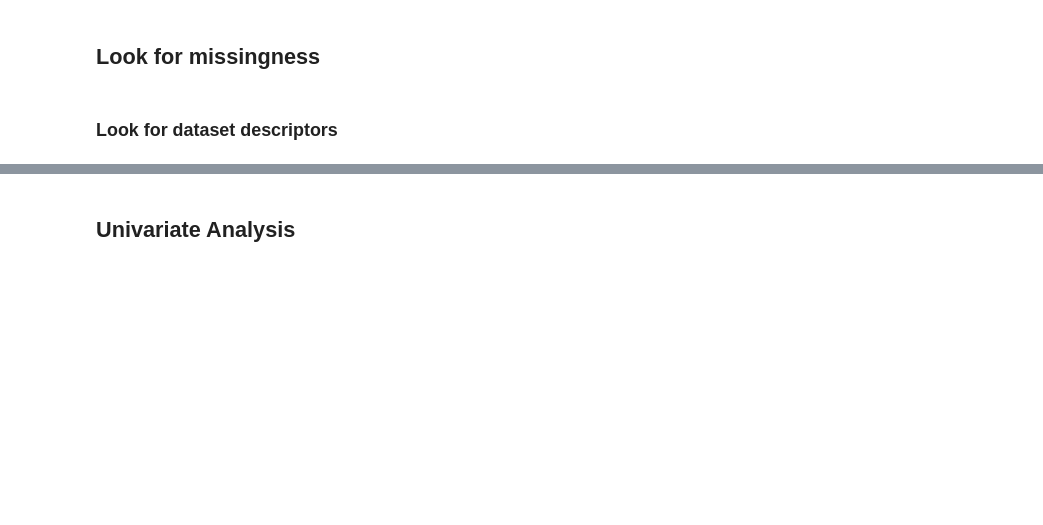
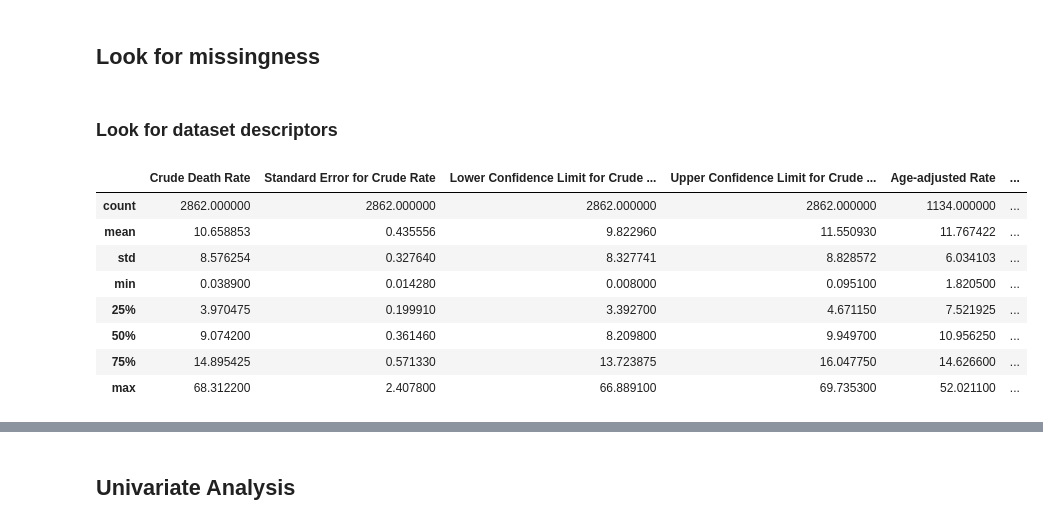
Before and after one commit to bonitr02/datasci_3_eda, a Jupyter notebook: datasci_3_eda.ipynb, the cells around one changed output, grey strips where cells are left out. Saved outputs shown, nothing was run; the diff lists cells and outputs as text; code cells hidden in the pictures; blank space fills up the shorter version.

```diff
--- a/datasci_3_eda.ipynb
+++ b/datasci_3_eda.ipynb
@@ -22,7 +28,17 @@ df.replace(" ", pd.NA, inplace=True)
 # %% [markdown]
 ### Look for dataset descriptors
 # %%
-df.describe
+df.describe()
+# %% [output]
+|  | Crude Death Rate | Standard Error for Crude Rate | Lower Confidence Limit for Crude ... | Upper Confidence Limit for Crude ... | Age-adjusted Rate | ... |
+| count | 2862.000000 | 2862.000000 | 2862.000000 | 2862.000000 | 1134.000000 | ... |
+| mean | 10.658853 | 0.435556 | 9.822960 | 11.550930 | 11.767422 | ... |
+| std | 8.576254 | 0.327640 | 8.327741 | 8.828572 | 6.034103 | ... |
+| min | 0.038900 | 0.014280 | 0.008000 | 0.095100 | 1.820500 | ... |
+| 25% | 3.970475 | 0.199910 | 3.392700 | 4.671150 | 7.521925 | ... |
+| 50% | 9.074200 | 0.361460 | 8.209800 | 9.949700 | 10.956250 | ... |
+| 75% | 14.895425 | 0.571330 | 13.723875 | 16.047750 | 14.626600 | ... |
+| max | 68.312200 | 2.407800 | 66.889100 | 69.735300 | 52.021100 | ... |
 # %%
 df.columns
 # %% [output]
```
Also changed, not shown: parts of 16 cells of this notebook.
